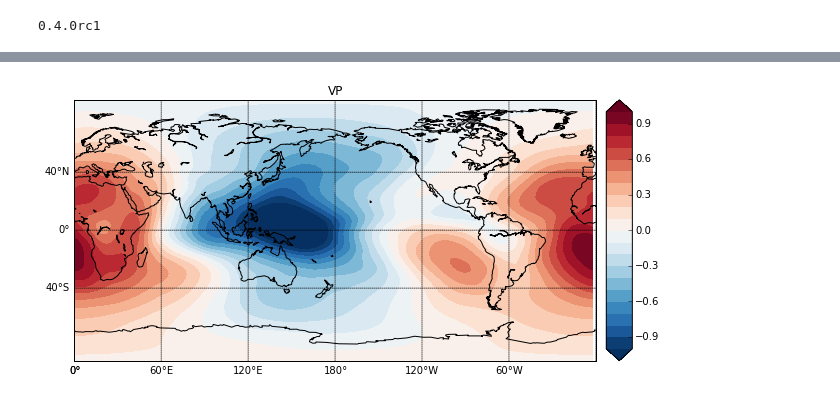
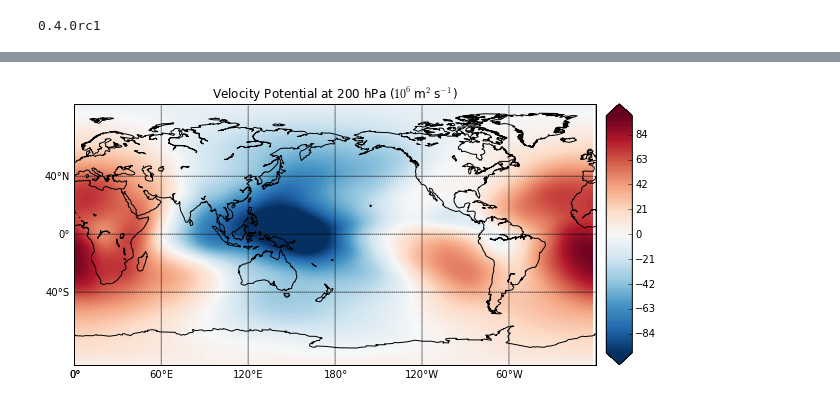
Before and after one commit to nicolasfauchereau/metocean, a Jupyter notebook: notebooks/spharm.ipynb, the cells around one changed output, grey strips where cells are left out. Drawn from its saved outputs; the diff is of its cells as text; code cells hidden in the pictures.

```diff
--- a/notebooks/spharm.ipynb
+++ b/notebooks/spharm.ipynb
@@ -105,4 +105,4 @@ w = VectorWind(uwnd, vwnd)
 # %%
 sf, vp = w.sfvp()
 # %%
-vp = vp / 10e6
+vp = vp * 10e-6
@@ -122,5 +120,5 @@ m = bm(projection='cyl',llcrnrlat=-90,urcrnrlat=90,\
 # %%
-plot_field(vp.squeeze(), lats, lons, -1, 1, 0.1, cmap=plt.get_cmap('RdBu_r'), \
-               title="VP", grid=True)
+plot_field(vp.squeeze(), lats, lons, -100, 100, 1, cmap=plt.get_cmap('RdBu_r'), \
+               title="Velocity Potential at 200 hPa ($10^6$m$^2$s$^{-1}$)", grid=True)
 # %% [output]
-[figure, old version]
+[figure, new version]
```
Also changed, not shown: parts of 4 cells of this notebook.
